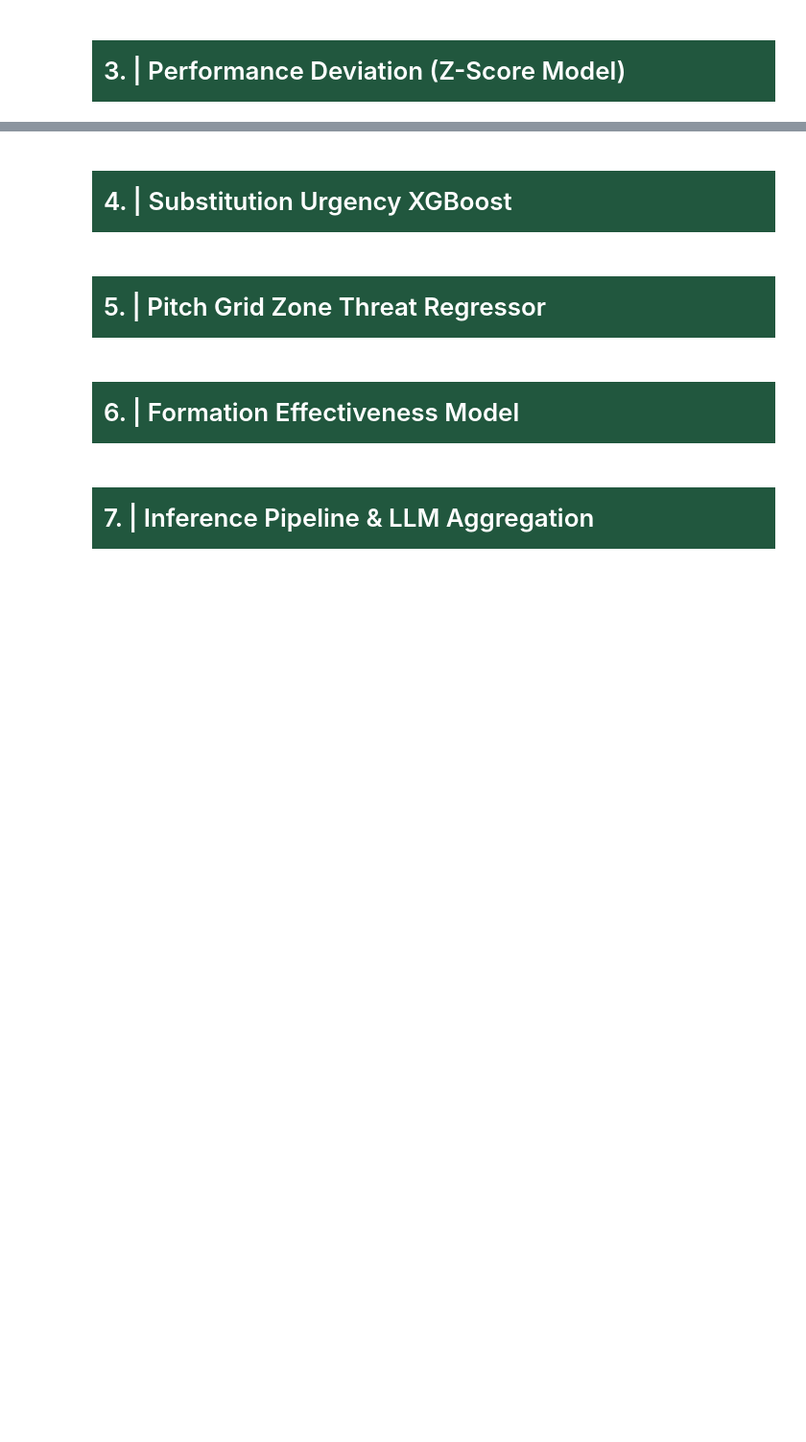
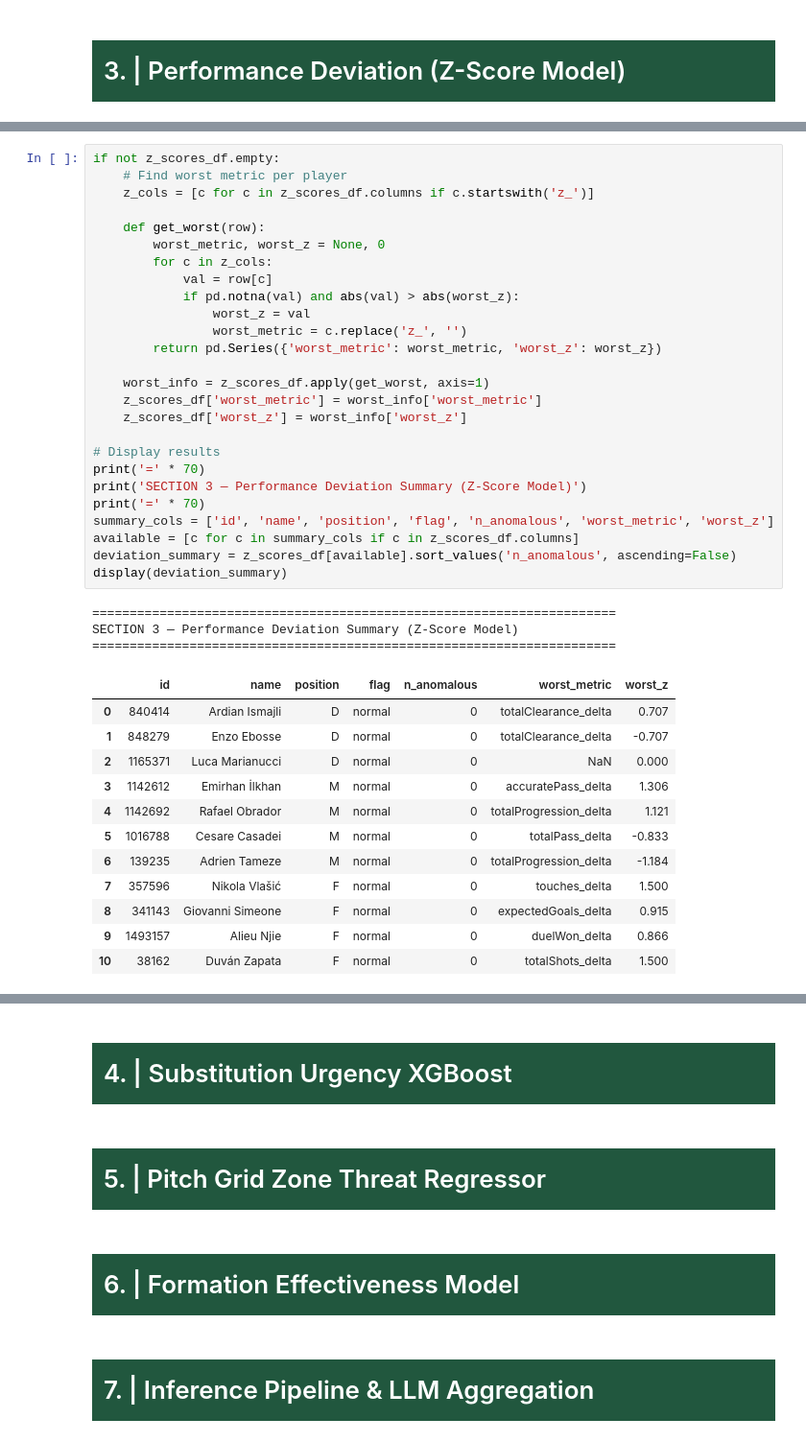
Before and after one commit to AI-Assistant-for-Football-Tactical/AI, a Jupyter notebook: in_match.ipynb, the cells around one changed output, grey strips where cells are left out. Shown at 96% size. Saved outputs shown, nothing was run; the diff lists cells and outputs as text; blank space fills up the shorter version.

```diff
--- a/in_match.ipynb
+++ b/in_match.ipynb
@@ -1114,0 +1202,42 @@ Merged Engineered Features:
+# %%
+if not z_scores_df.empty:
+    # Find worst metric per player
+    z_cols = [c for c in z_scores_df.columns if c.startswith('z_')]
+
+    def get_worst(row):
+        worst_metric, worst_z = None, 0
+        for c in z_cols:
+            val = row[c]
+            if pd.notna(val) and abs(val) > abs(worst_z):
+                worst_z = val
+                worst_metric = c.replace('z_', '')
+        return pd.Series({'worst_metric': worst_metric, 'worst_z': worst_z})
+
+    worst_info = z_scores_df.apply(get_worst, axis=1)
+    z_scores_df['worst_metric'] = worst_info['worst_metric']
+    z_scores_df['worst_z'] = worst_info['worst_z']
+
+# Display results
+print('=' * 70)
+print('SECTION 3 — Performance Deviation Summary (Z-Score Model)')
+print('=' * 70)
+summary_cols = ['id', 'name', 'position', 'flag', 'n_anomalous', 'worst_metric', 'worst_z']
+available = [c for c in summary_cols if c in z_scores_df.columns]
+deviation_summary = z_scores_df[available].sort_values('n_anomalous', ascending=False)
+display(deviation_summary)
+# %% [output]
+======================================================================
+SECTION 3 — Performance Deviation Summary (Z-Score Model)
+======================================================================
+|  | id | name | position | flag | n_anomalous | worst_metric | worst_z |
+| 0 | 840414 | Ardian Ismajli | D | normal | 0 | totalClearance_delta | 0.707 |
+| 1 | 848279 | Enzo Ebosse | D | normal | 0 | totalClearance_delta | -0.707 |
+| 2 | 1165371 | Luca Marianucci | D | normal | 0 | NaN | 0.000 |
+| 3 | 1142612 | Emirhan İlkhan | M | normal | 0 | accuratePass_delta | 1.306 |
+| 4 | 1142692 | Rafael Obrador | M | normal | 0 | totalProgression_delta | 1.121 |
+| 5 | 1016788 | Cesare Casadei | M | normal | 0 | totalPass_delta | -0.833 |
+| 6 | 139235 | Adrien Tameze | M | normal | 0 | totalProgression_delta | -1.184 |
+| 7 | 357596 | Nikola Vlašić | F | normal | 0 | touches_delta | 1.500 |
+| 8 | 341143 | Giovanni Simeone | F | normal | 0 | expectedGoals_delta | 0.915 |
+| 9 | 1493157 | Alieu Njie | F | normal | 0 | duelWon_delta | 0.866 |
+| 10 | 38162 | Duván Zapata | F | normal | 0 | totalShots_delta | 1.500 |
```
Also changed, not shown: parts of 7 cells of this notebook, 1 other file.
